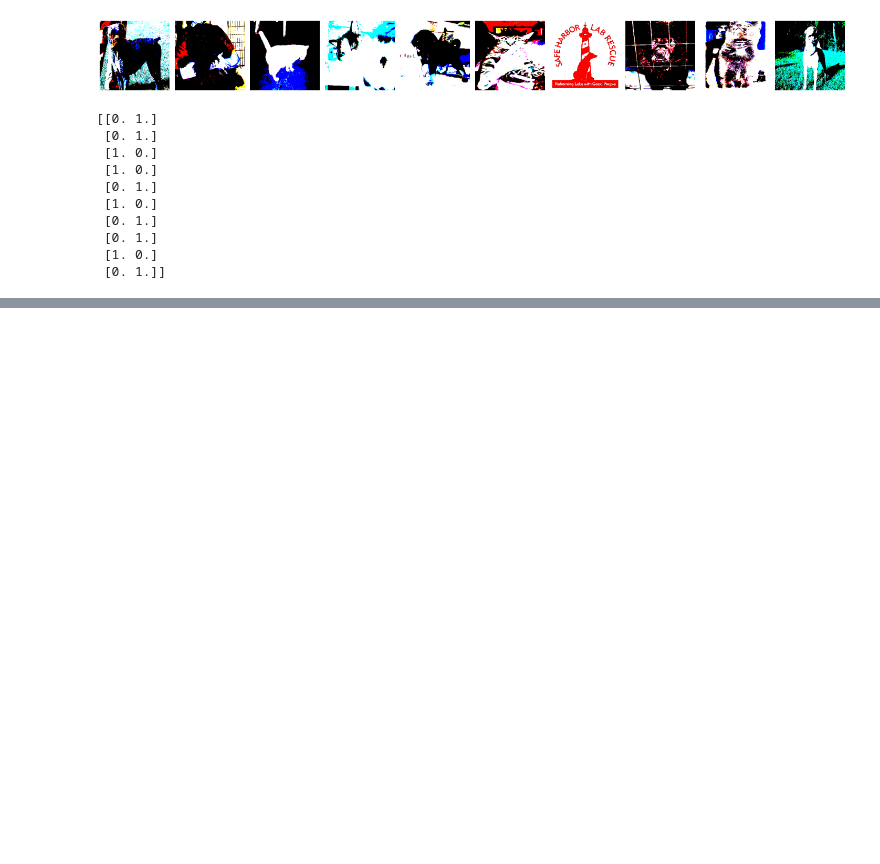
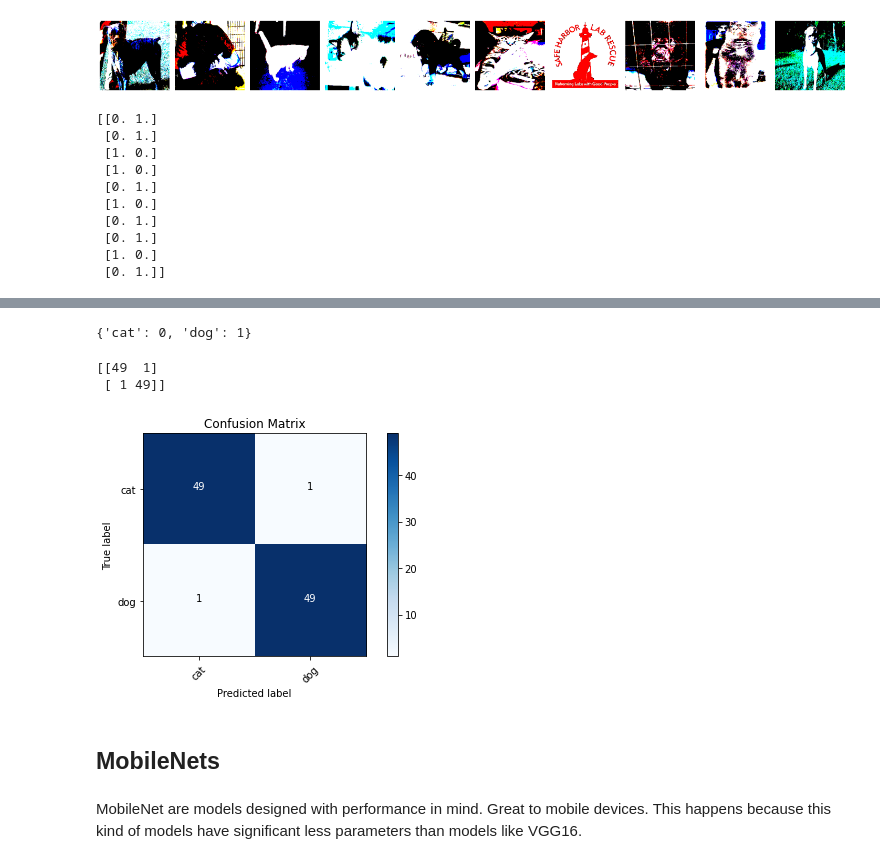
Before and after one commit to mabj/spikes, a Jupyter notebook: keras/keras_notes.ipynb, the cells around one changed output, grey strips where cells are left out. Saved outputs shown, nothing was run; the diff lists cells and outputs as text; code cells hidden in the pictures; blank space fills up the shorter version.

```diff
--- a/keras/keras_notes.ipynb
+++ b/keras/keras_notes.ipynb
@@ -412,0 +601,3 @@ Clipping input data to the valid range for imshow with RGB data ([0..1] for floa
+# %%
+# Adding new output layer with only two classes
+model.add(Dense(units=2, activation="softmax"))
@@ -412,0 +634,5 @@ Clipping input data to the valid range for imshow with RGB data ([0..1] for floa
+# %%
+model.compile(optimizer=Adam(learning_rate=0.0001), loss="categorical_crossentropy", metrics=["accuracy"])
+# %%
+# Training model
+model.fit(x=train_batches, validation_data=valid_batches, epochs=5, verbose=2)
@@ -412,0 +651,4 @@ Clipping input data to the valid range for imshow with RGB data ([0..1] for floa
+# %%
+predictions = model.predict(x=test_batches, verbose=0)
+# Printing the 10 first predictions
+np.round(predictions[0:10, : ])
@@ -412,0 +666,17 @@ Clipping input data to the valid range for imshow with RGB data ([0..1] for floa
+# %%
+test_batches.class_indices
+# %% [output]
+{'cat': 0, 'dog': 1}
+# %%
+cm = confusion_matrix(y_true=test_batches.classes, y_pred=np.argmax(predictions, axis=-1))
+print(cm)
+cm_plot_labels = ["cat", "dog"]
+plot_confusion_matrix(cm, classes=cm_plot_labels, title="Confusion Matrix")
+# %% [output]
+[[49  1]
+ [ 1 49]]
+[figure, added]
+# %% [markdown]
+## MobileNets
+# %% [markdown]
+MobileNet are models designed with performance in mind. Great to mobile devices. This happens because this kind of models have significant less parameters than models like VGG16.
```
Also changed, not shown: parts of 35 cells of this notebook, 2 other files.
